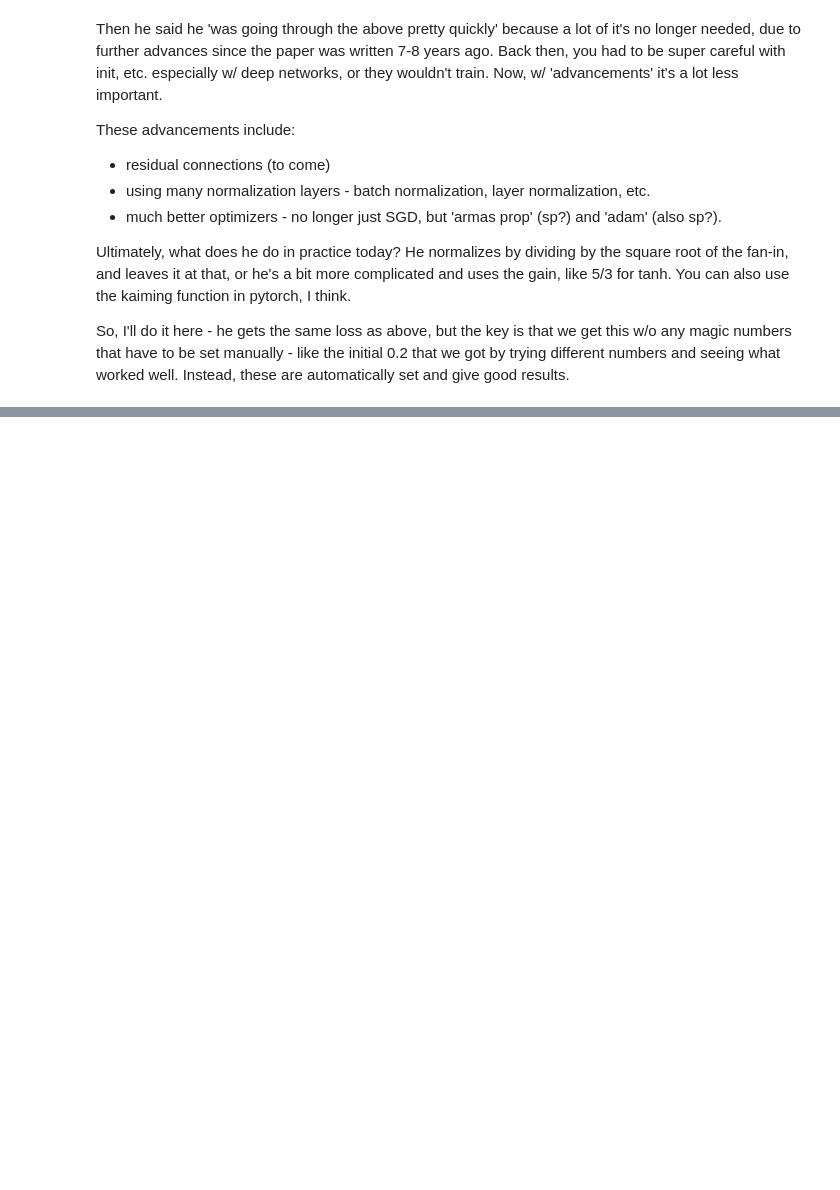
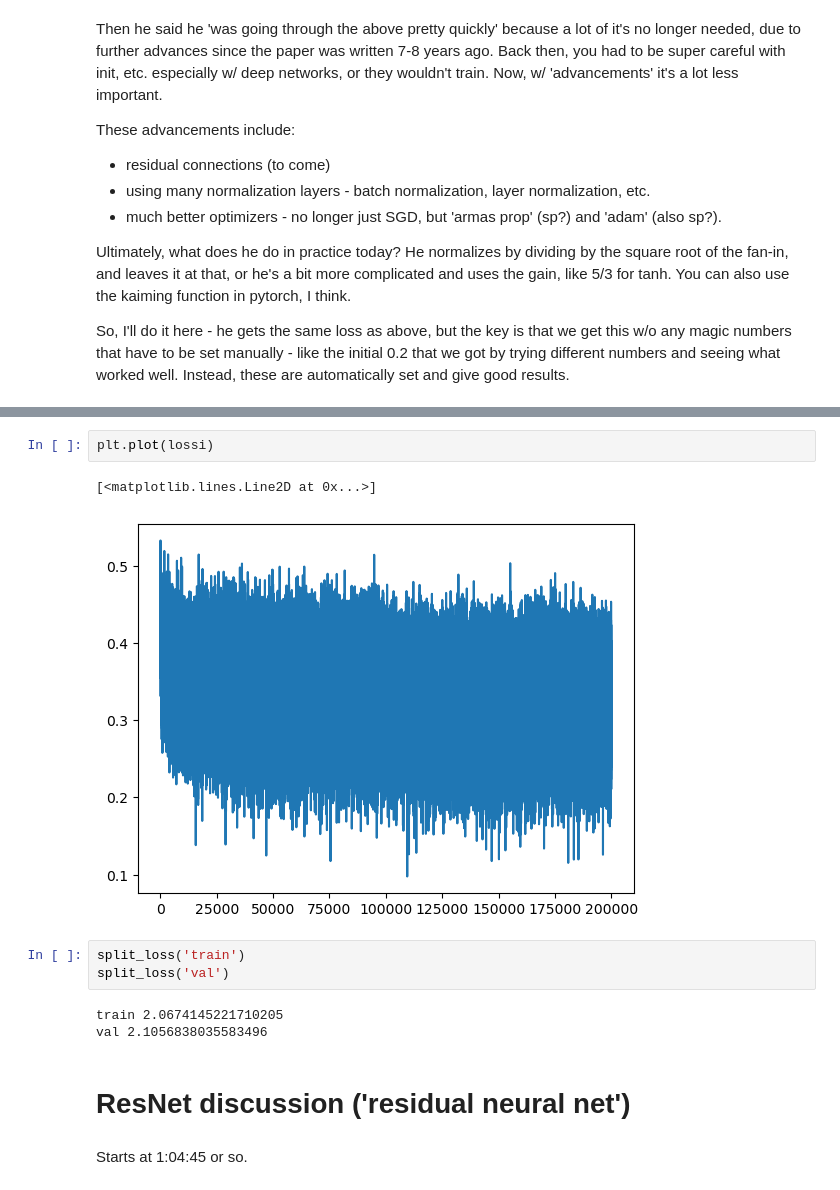
Before and after one commit to aenfield/makemore, a Jupyter notebook: my_makemore_p3.ipynb, the cells around one changed output, grey strips where cells are left out. Cells and saved outputs as stored; diff of their text form; blank space fills up the shorter version.

```diff
--- a/my_makemore_p3.ipynb
+++ b/my_makemore_p3.ipynb
@@ -530,0 +1003,15 @@ He talked about the Ioffe and Szegedy paper on batch normalization - a 'very imp
+# %%
+plt.plot(lossi)
+# %% [output]
+[<matplotlib.lines.Line2D at 0x...>]
+[figure, added]
+# %%
+split_loss('train')
+split_loss('val')
+# %% [output]
+train 2.0674145221710205
+val 2.1056838035583496
+# %% [markdown]
+# ResNet discussion ('residual neural net')
+# %% [markdown]
+Starts at 1:04:45 or so.
```
Also changed, not shown: parts of 30 cells of this notebook.
